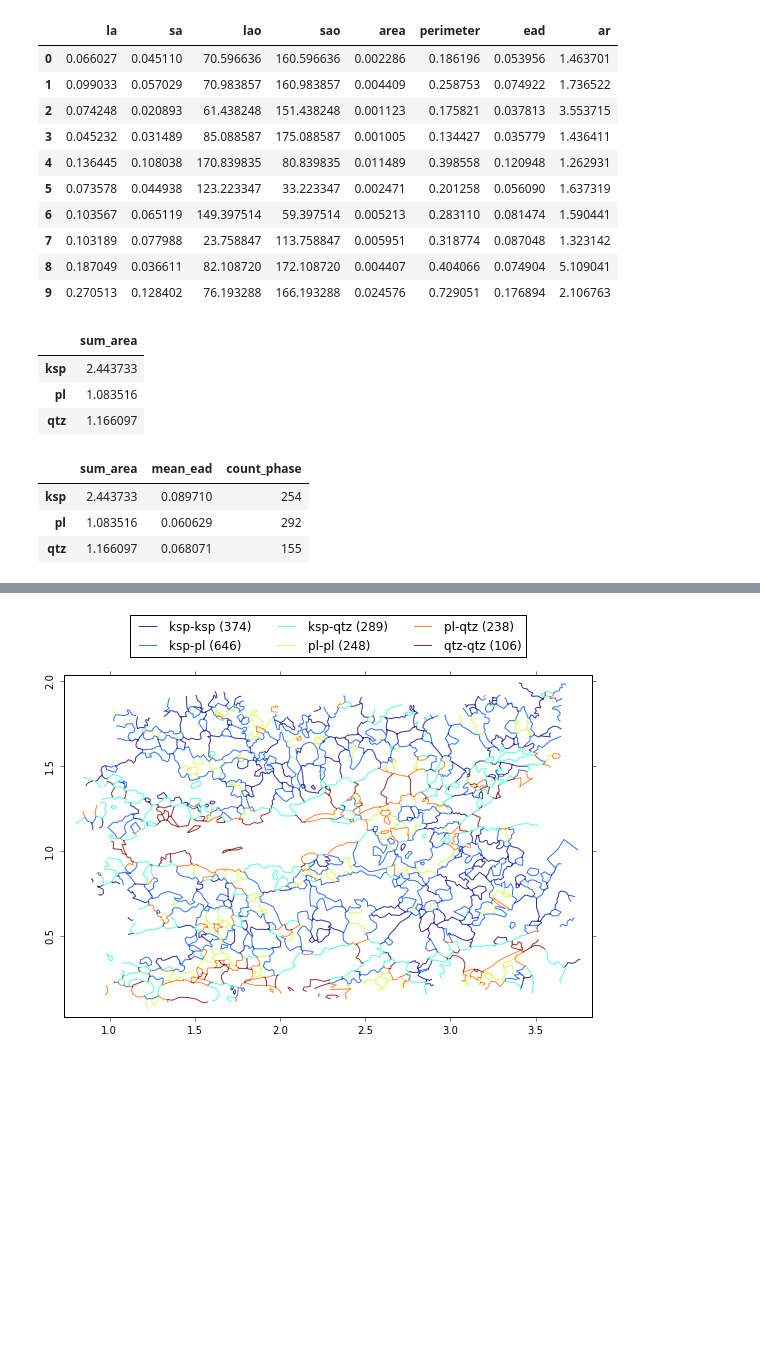
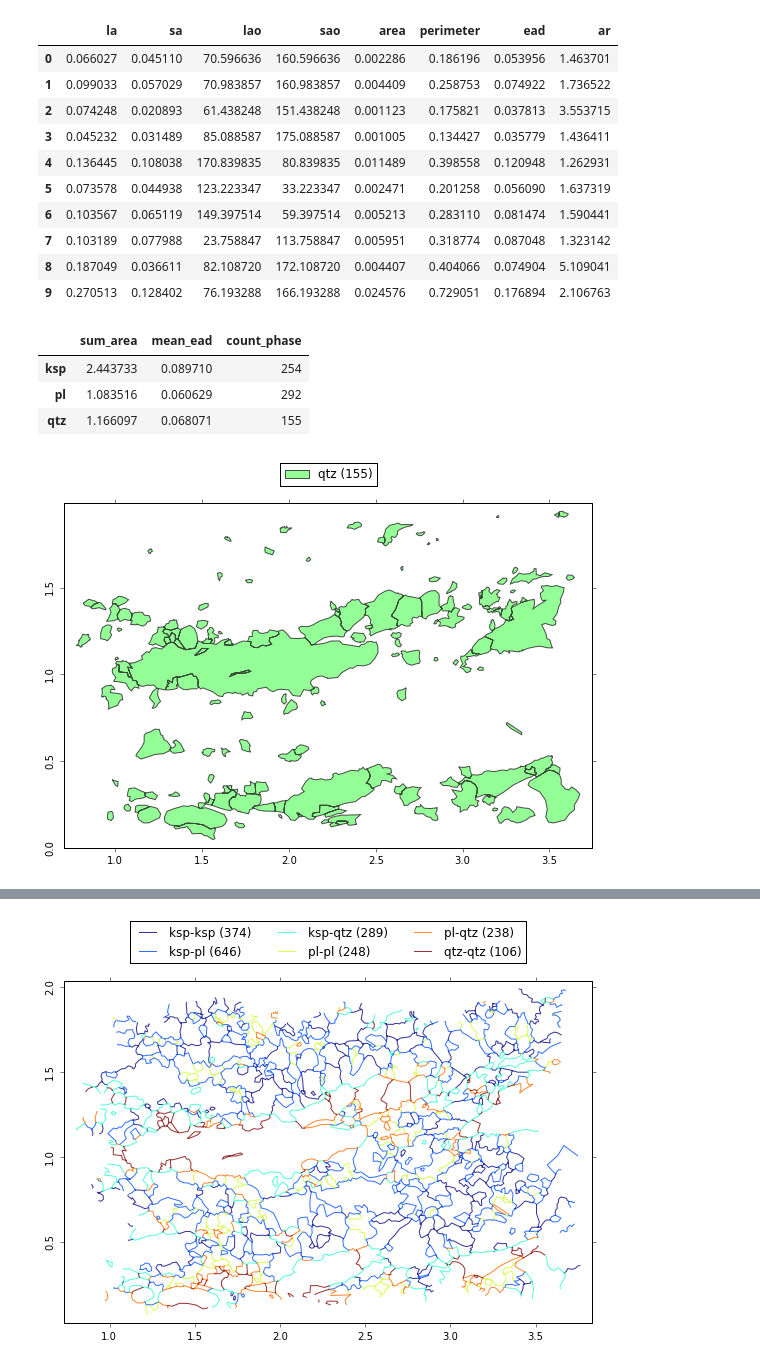
Before and after one commit to ondrolexa/polylx, a Jupyter notebook: polylx_tutorial.ipynb, the cells around one changed output, grey strips where cells are left out. Drawn from its saved outputs; the diff is of its cells as text; code cells hidden in the pictures; blank space fills up the shorter version.

```diff
--- a/polylx_tutorial.ipynb
+++ b/polylx_tutorial.ipynb
@@ -22,13 +69,6 @@ g.df('la', 'sa', 'lao', 'sao', 'area', 'perimeter', 'ead', 'ar').head(10)
 | 7 | 0.103189 | 0.077988 | 23.758847 | 113.758847 | 0.005951 | 0.318774 | 0.087048 | 1.323142 |
 | 8 | 0.187049 | 0.036611 | 82.108720 | 172.108720 | 0.004407 | 0.404066 | 0.074904 | 5.109041 |
 | 9 | 0.270513 | 0.128402 | 76.193288 | 166.193288 | 0.024576 | 0.729051 | 0.176894 | 2.106763 |
-# %%
-g.agg('sum', 'area')
-# %% [output]
-|  | sum_area |
-| ksp | 2.443733 |
-| pl | 1.083516 |
-| qtz | 1.166097 |
 # %%
 g.agg('sum','area','mean','ead','count','phase')
 # %% [output]
@@ -36,3 +76,7 @@ g.agg('sum','area','mean','ead','count','phase')
 | ksp | 2.443733 | 0.089710 | 254 |
 | pl | 1.083516 | 0.060629 | 292 |
 | qtz | 1.166097 | 0.068071 | 155 |
+# %%
+g['qtz'].plot()
+# %% [output]
+[figure, added]
```
Also changed, not shown: parts of 21 cells of this notebook, 1 other file.
